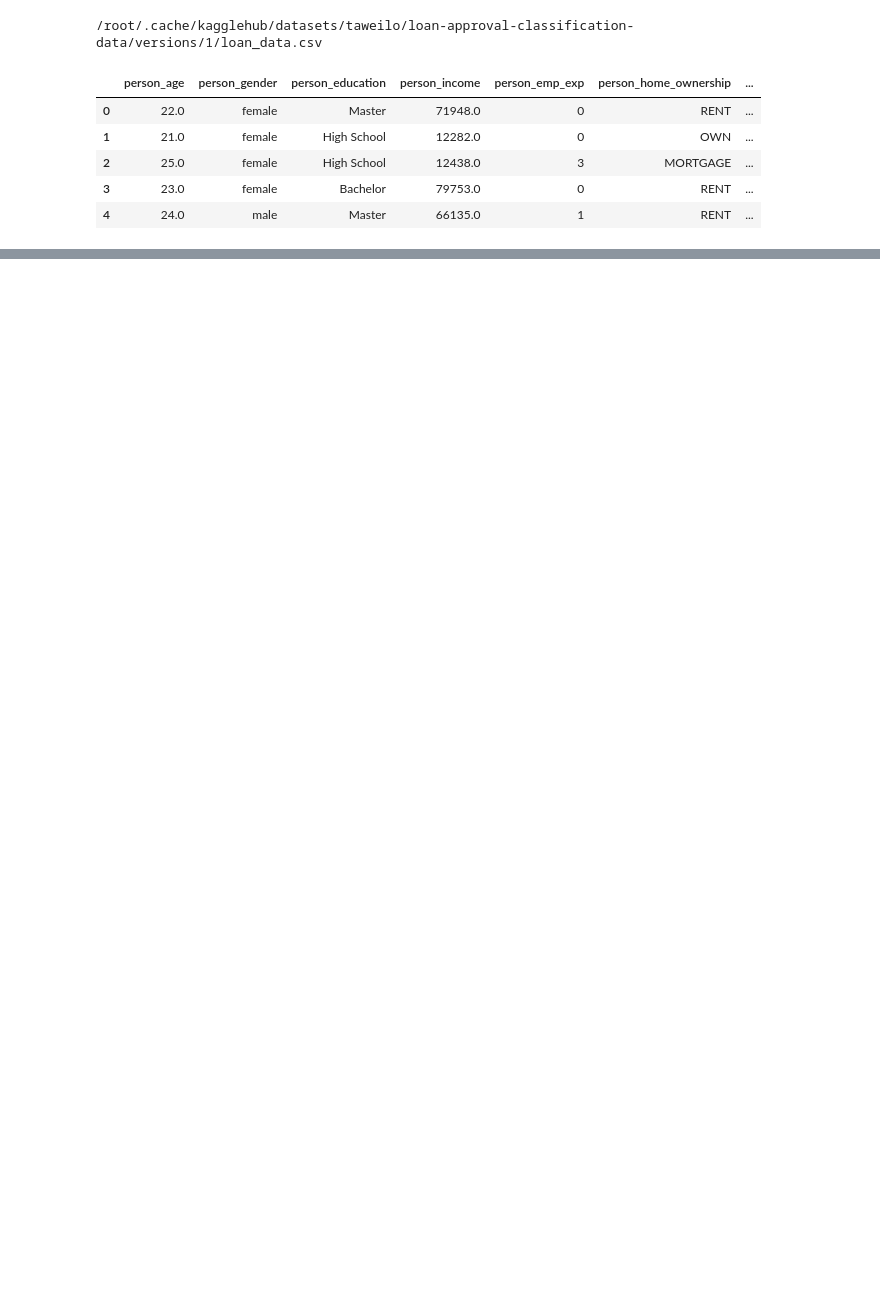
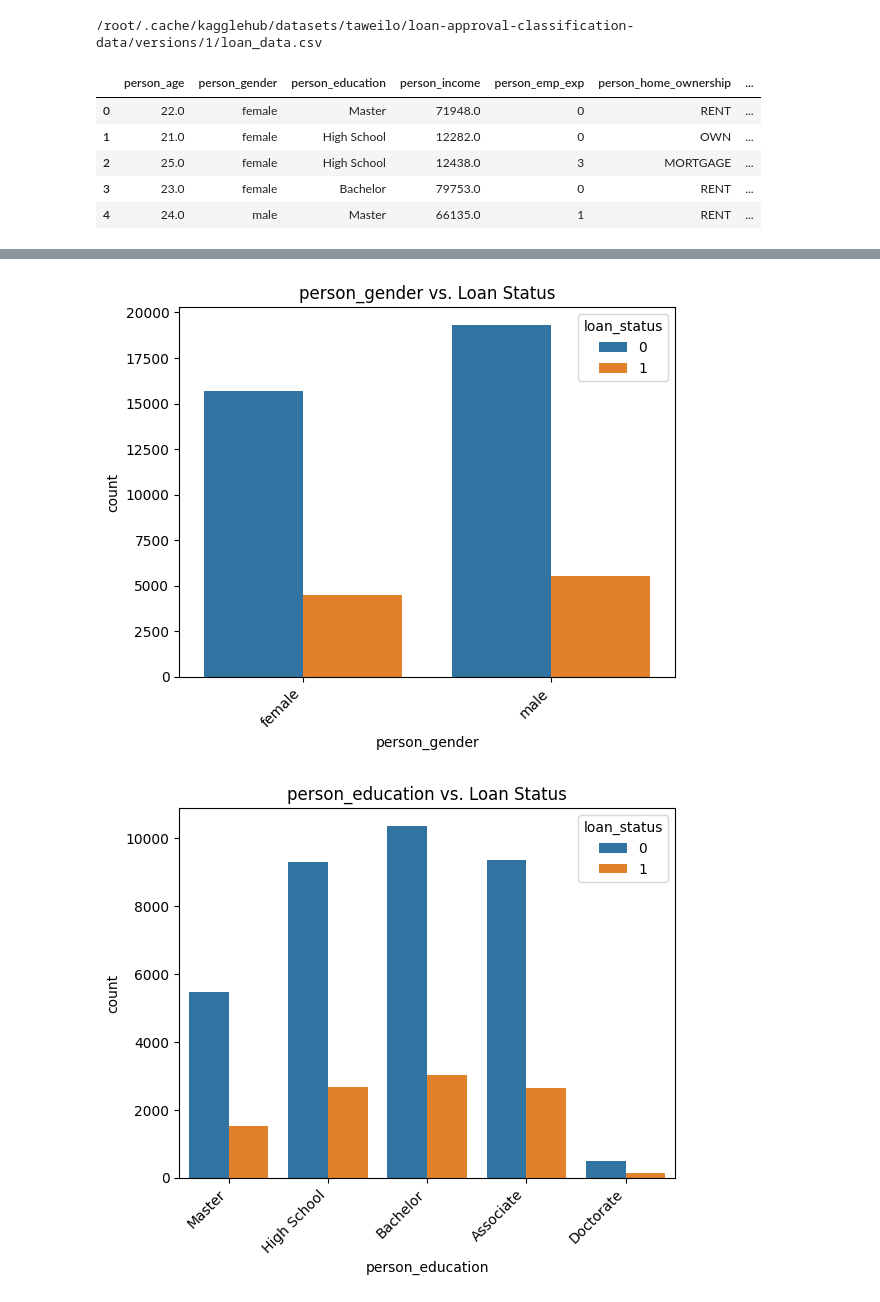
Before and after one commit to zhou1126/Marquette_teaching_finance, a Jupyter notebook: loan_approval_classification.ipynb, the cells around one changed output, grey strips where cells are left out. Saved outputs shown, nothing was run; the diff lists cells and outputs as text; code cells hidden in the pictures; blank space fills up the shorter version.

```diff
--- a/loan_approval_classification.ipynb
+++ b/loan_approval_classification.ipynb
@@ -80,0 +121,9 @@ dtype: object
+# %%
+for col in df.select_dtypes(include=['object']).columns:
+         sns.countplot(x=col, hue='loan_status', data=df)
+         plt.title(f'{col} vs. Loan Status')
+         plt.xticks(rotation=45, ha='right')  # Rotate x-axis labels if needed
+         plt.show()
+# %% [output]
+[figure, added]
+[figure, added]
```
Also changed, not shown: parts of 14 cells of this notebook.
